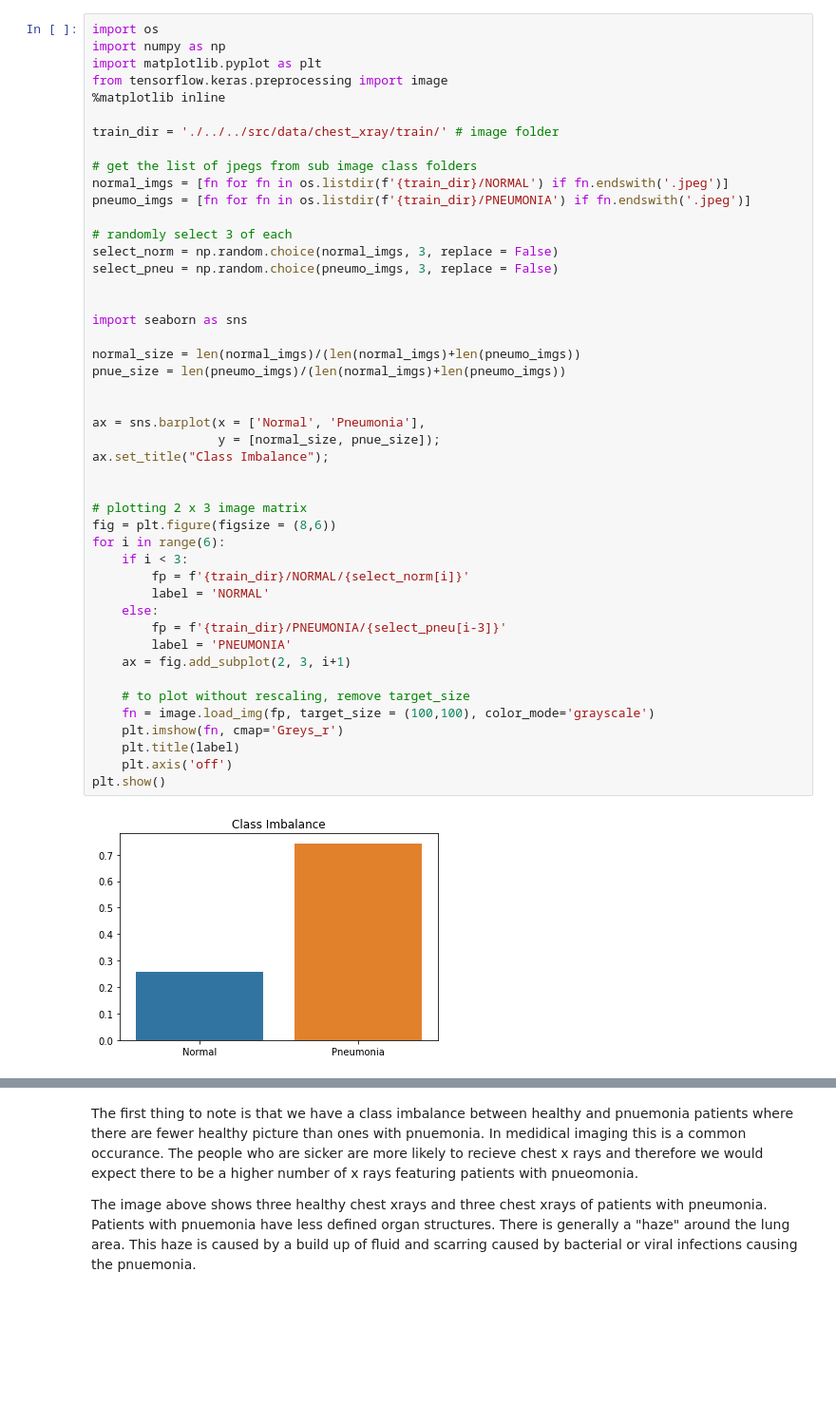
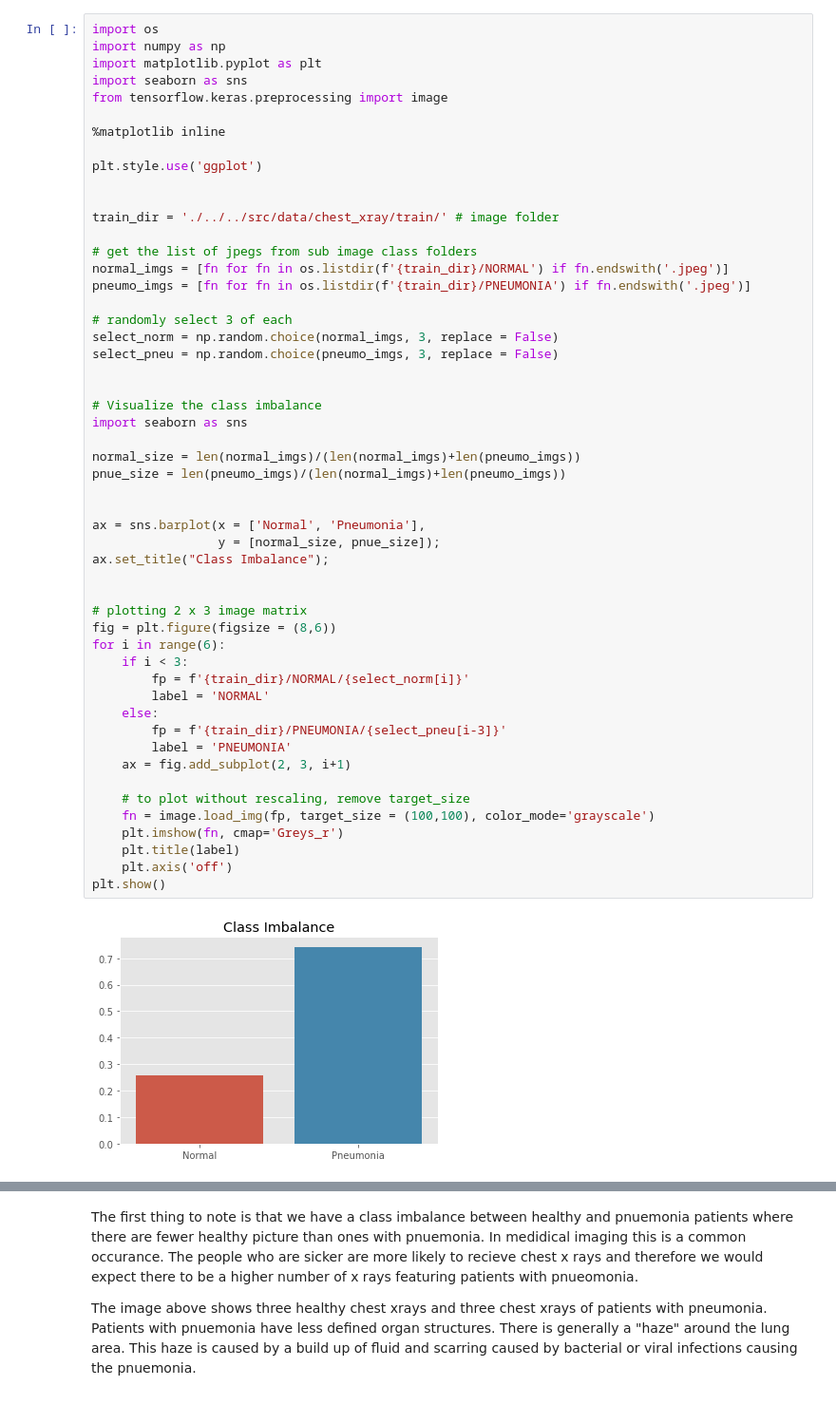
Before and after one commit to bagnine/Pnuemonia-image-classification, a Jupyter notebook: notebooks/EDA/imageEDA.ipynb, the cells around one changed output, grey strips where cells are left out. Shown: that part at 95% size. Saved outputs shown, nothing was run; the diff lists cells and outputs as text; blank space fills up the shorter version.

```diff
--- a/notebooks/EDA/imageEDA.ipynb
+++ b/notebooks/EDA/imageEDA.ipynb
@@ -2,8 +2,13 @@
 import os
 import numpy as np
 import matplotlib.pyplot as plt
+import seaborn as sns
 from tensorflow.keras.preprocessing import image
+
 %matplotlib inline
+
+plt.style.use('ggplot')
+
 
 train_dir = './../../src/data/chest_xray/train/' # image folder
 
@@ -16,33 +21,34 @@ select_norm = np.random.choice(normal_imgs, 3, replace = False)
 select_pneu = np.random.choice(pneumo_imgs, 3, replace = False)
 
 
+# Visualize the class imbalance
 import seaborn as sns
 
 normal_size = len(normal_imgs)/(len(normal_imgs)+len(pneumo_imgs))
 pnue_size = len(pneumo_imgs)/(len(normal_imgs)+len(pneumo_imgs))
 
 
 ax = sns.barplot(x = ['Normal', 'Pneumonia'],
                  y = [normal_size, pnue_size]);
 ax.set_title("Class Imbalance");
 
 
 # plotting 2 x 3 image matrix
 fig = plt.figure(figsize = (8,6))
 for i in range(6):
     if i < 3:
         fp = f'{train_dir}/NORMAL/{select_norm[i]}'
         label = 'NORMAL'
     else:
         fp = f'{train_dir}/PNEUMONIA/{select_pneu[i-3]}'
         label = 'PNEUMONIA'
     ax = fig.add_subplot(2, 3, i+1)
 
     # to plot without rescaling, remove target_size
     fn = image.load_img(fp, target_size = (100,100), color_mode='grayscale')
     plt.imshow(fn, cmap='Greys_r')
     plt.title(label)
     plt.axis('off')
 plt.show()
 # %% [output]
-[figure, old version]
+[figure, new version]
```
Also changed, not shown: parts of 9 cells of this notebook.
